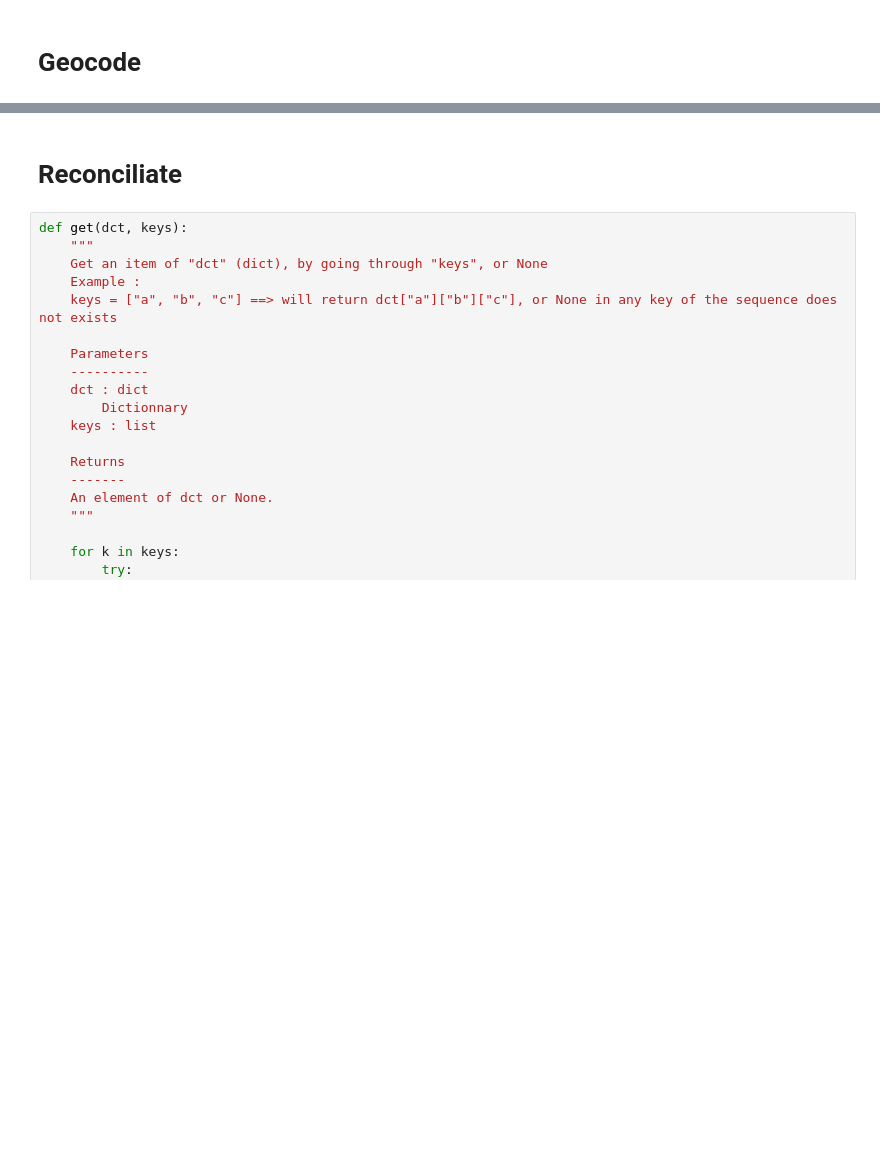
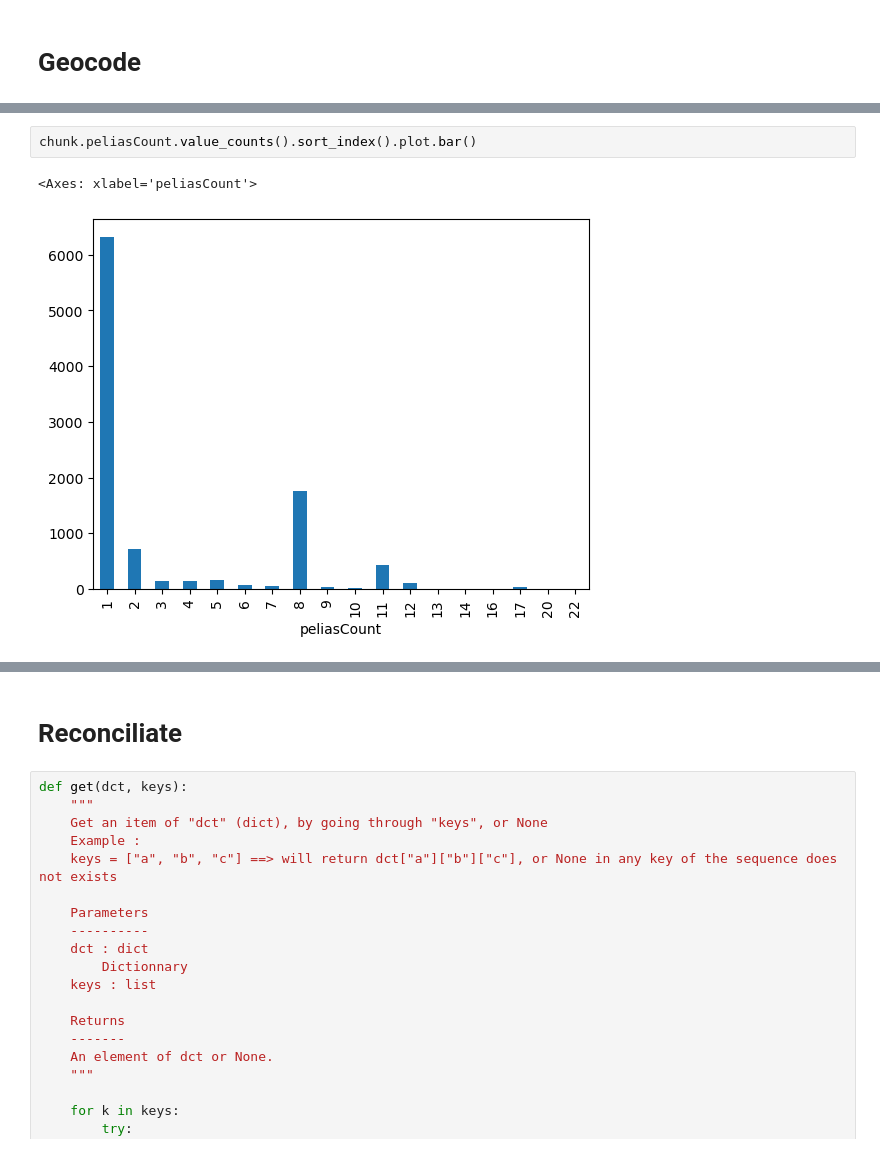
Before and after one commit to SmalsResearch/GISAnalytics, a Jupyter notebook: bePelias_batch_geocoder.ipynb, the cells around one changed output, grey strips where cells are left out. Drawn from its saved outputs; the diff is of its cells as text; blank space fills up the shorter version.

```diff
--- a/bePelias_batch_geocoder.ipynb
+++ b/bePelias_batch_geocoder.ipynb
@@ -344,0 +524,5 @@ KeyboardInterrupt:
+# %%
+chunk.peliasCount.value_counts().sort_index().plot.bar()
+# %% [output]
+<Axes: xlabel='peliasCount'>
+[figure, added]
```
Also changed, not shown: parts of 44 cells of this notebook, 6 other files.
